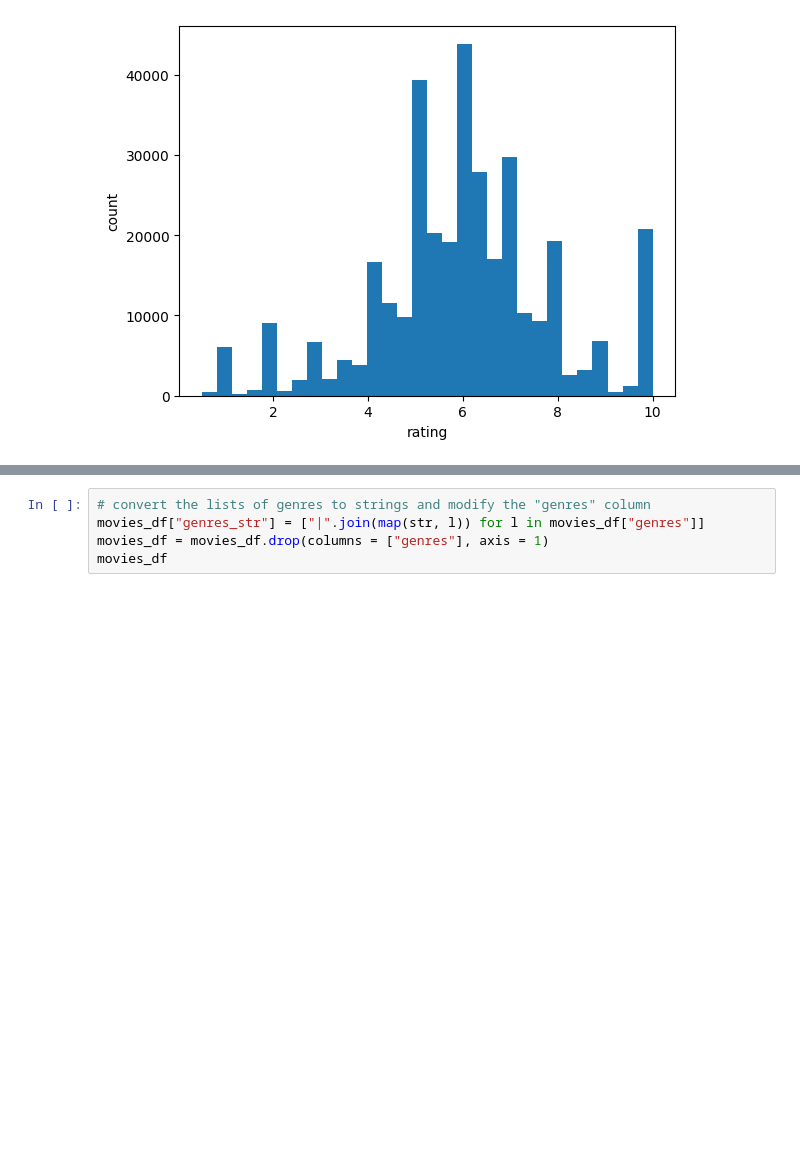
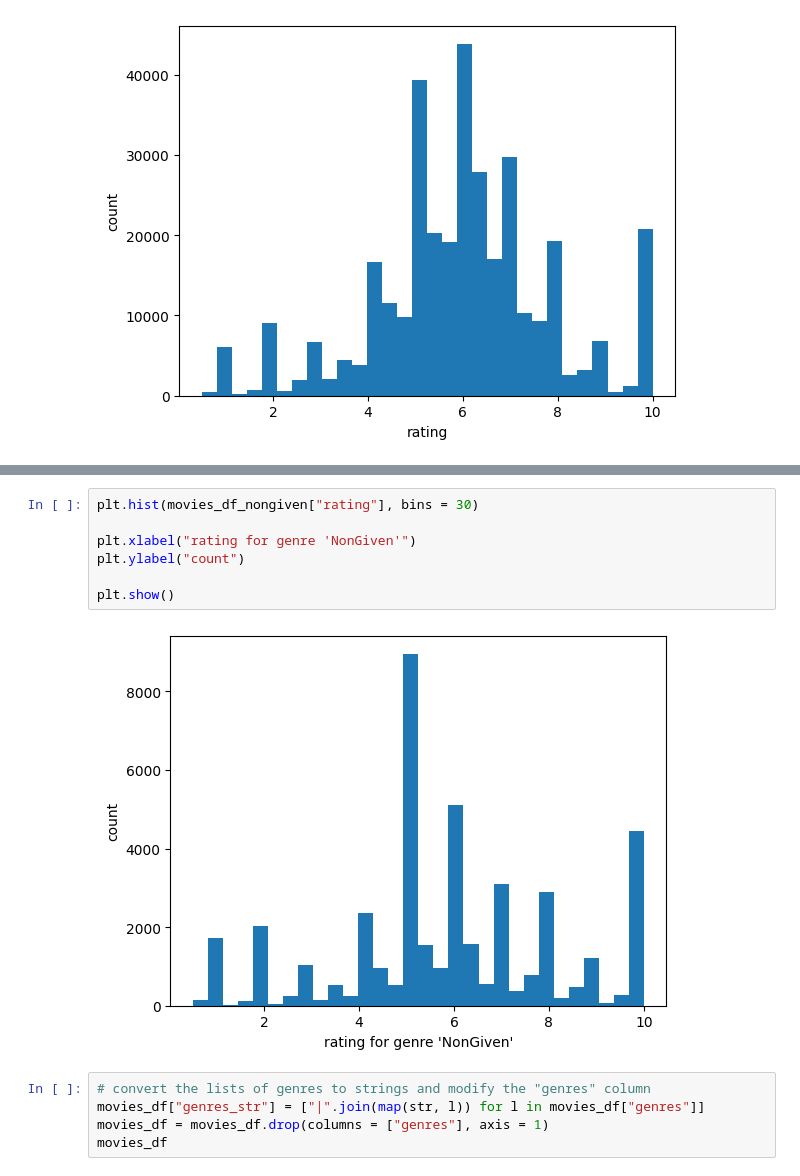
Before and after one commit to sariaslaso/movies_and_LLMs, a Jupyter notebook: predict_ratings/data_processing.ipynb, the cells around one changed output, grey strips where cells are left out. Saved outputs shown, nothing was run; the diff lists cells and outputs as text; blank space fills up the shorter version.

```diff
--- a/predict_ratings/data_processing.ipynb
+++ b/predict_ratings/data_processing.ipynb
@@ -166,3 +203,12 @@ movies_df[movies_df["genres"].map(lambda x: "Drama" in x)]
+# %%
+plt.hist(movies_df_nongiven["rating"], bins = 30)
+
+plt.xlabel("rating for genre 'NonGiven'")
+plt.ylabel("count")
+
+plt.show()
+# %% [output]
+[figure, added]
 # %%
 # convert the lists of genres to strings and modify the "genres" column
 movies_df["genres_str"] = ["|".join(map(str, l)) for l in movies_df["genres"]]
```
Also changed, not shown: parts of 17 cells of this notebook.
